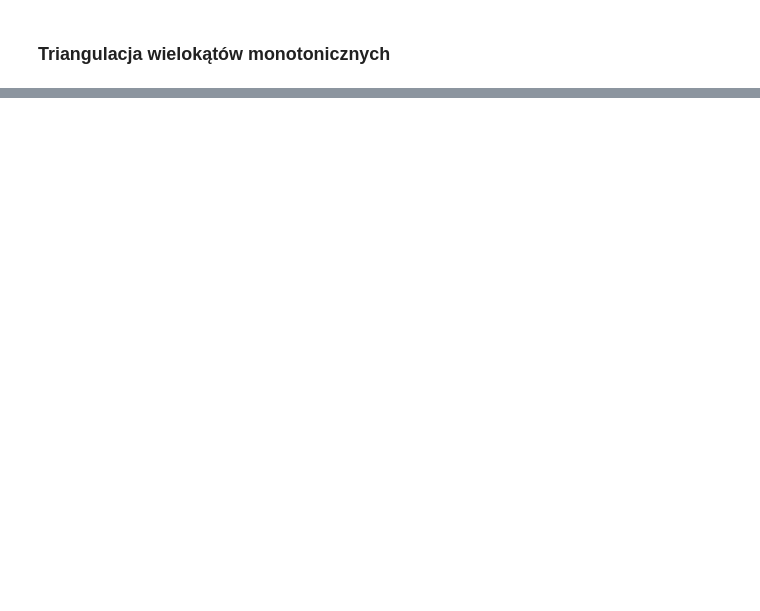
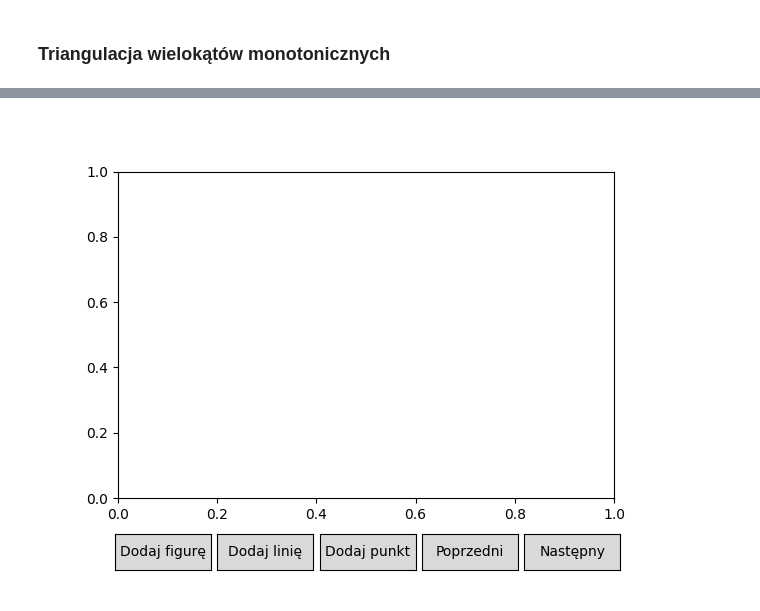
Before and after one commit to Panyloi/Geometric-Algorithms, a Jupyter notebook: lab_3/koc_kod_3.ipynb, the cells around one changed output, grey strips where cells are left out. Cells and saved outputs as stored; diff of their text form; code cells hidden in the pictures; blank space fills up the shorter version.

```diff
--- a/lab_3/koc_kod_3.ipynb
+++ b/lab_3/koc_kod_3.ipynb
@@ -751,5 +787,5 @@ plot_10.draw()
 # %%
-lines_of_trian, scenes_2 = triangulateMonotonePolygon(lines2)
+indexes2, lines_of_trian2, scenes_2 = triangulateMonotonePolygon(lines2)
 plot1_trian = Plot(scenes = scenes_2)
 plot1_trian.draw()
 # %% [output]
@@ -757,0 +792 @@ plot1_trian.draw()
+[figure, added]
```
Also changed, not shown: parts of 14 cells of this notebook.
